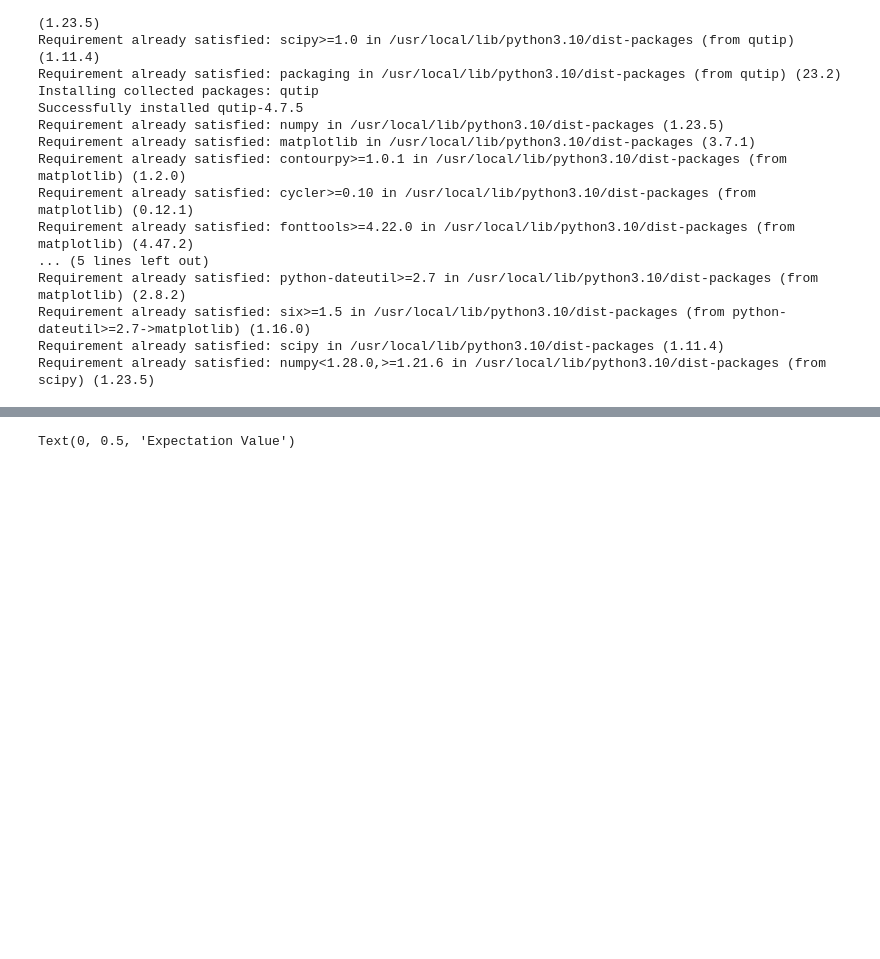
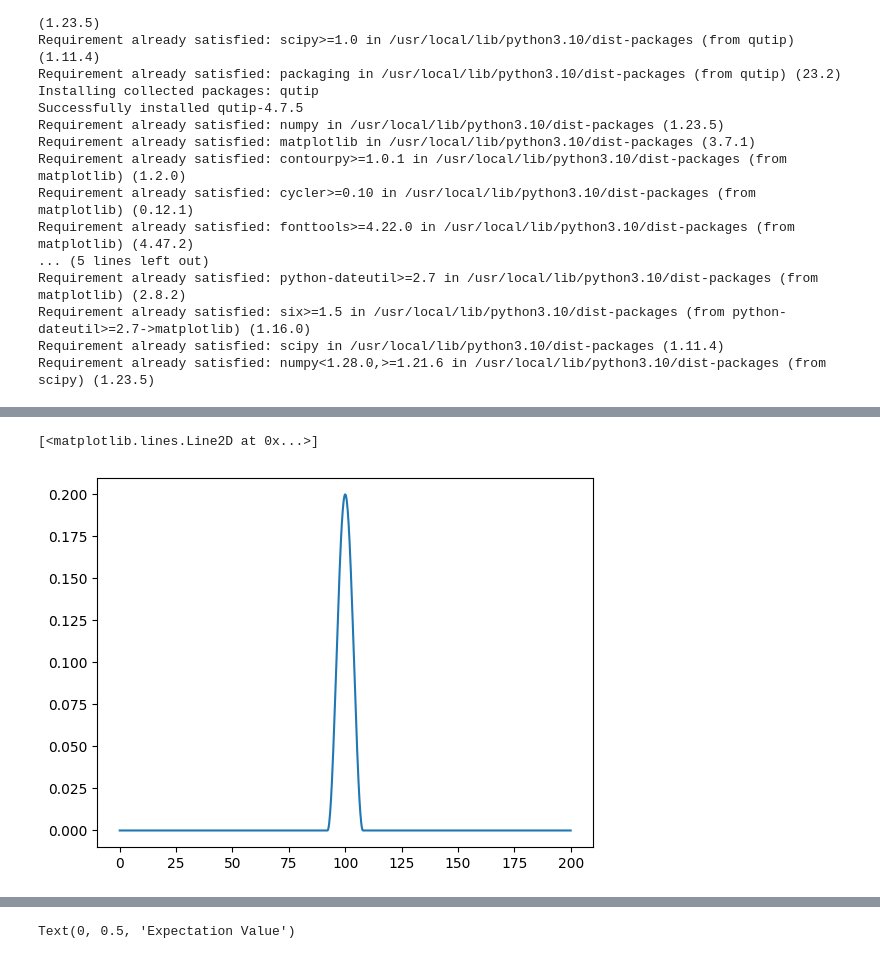
Before and after one commit to BrainConnection/Dynamical_Decoupling_Project, a Jupyter notebook: Project Dynamic Decoupling/CP CPMG UDD Practice.ipynb, the cells around one changed output, grey strips where cells are left out. Cells and saved outputs as stored; diff of their text form; code cells hidden in the pictures; blank space fills up the shorter version.

```diff
--- a/Project Dynamic Decoupling/CP CPMG UDD Practice.ipynb
+++ b/Project Dynamic Decoupling/CP CPMG UDD Practice.ipynb
@@ -169,0 +86,7 @@ tlist = np.linspace(0, 0.3, 10000)
+# %%
+tlist = np.linspace(0, 200, 1000)
+plt.figure()
+plt.plot(tlist, Half_Pi_Cosine(tlist, {'A': 0.1}, 100))
+# %% [output]
+[<matplotlib.lines.Line2D at 0x...>]
+[figure, added]
```
Also changed, not shown: parts of 76 cells of this notebook.
